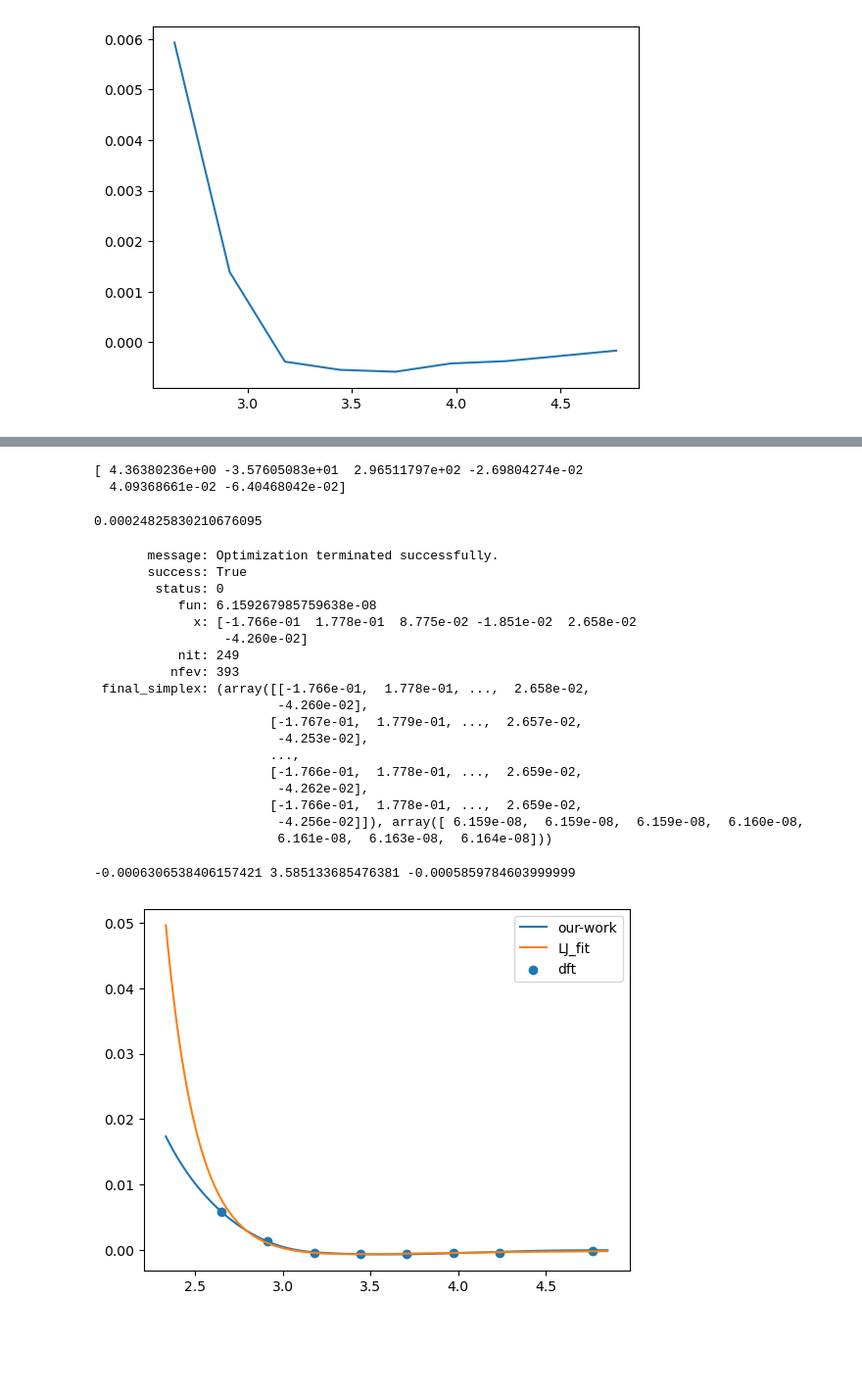
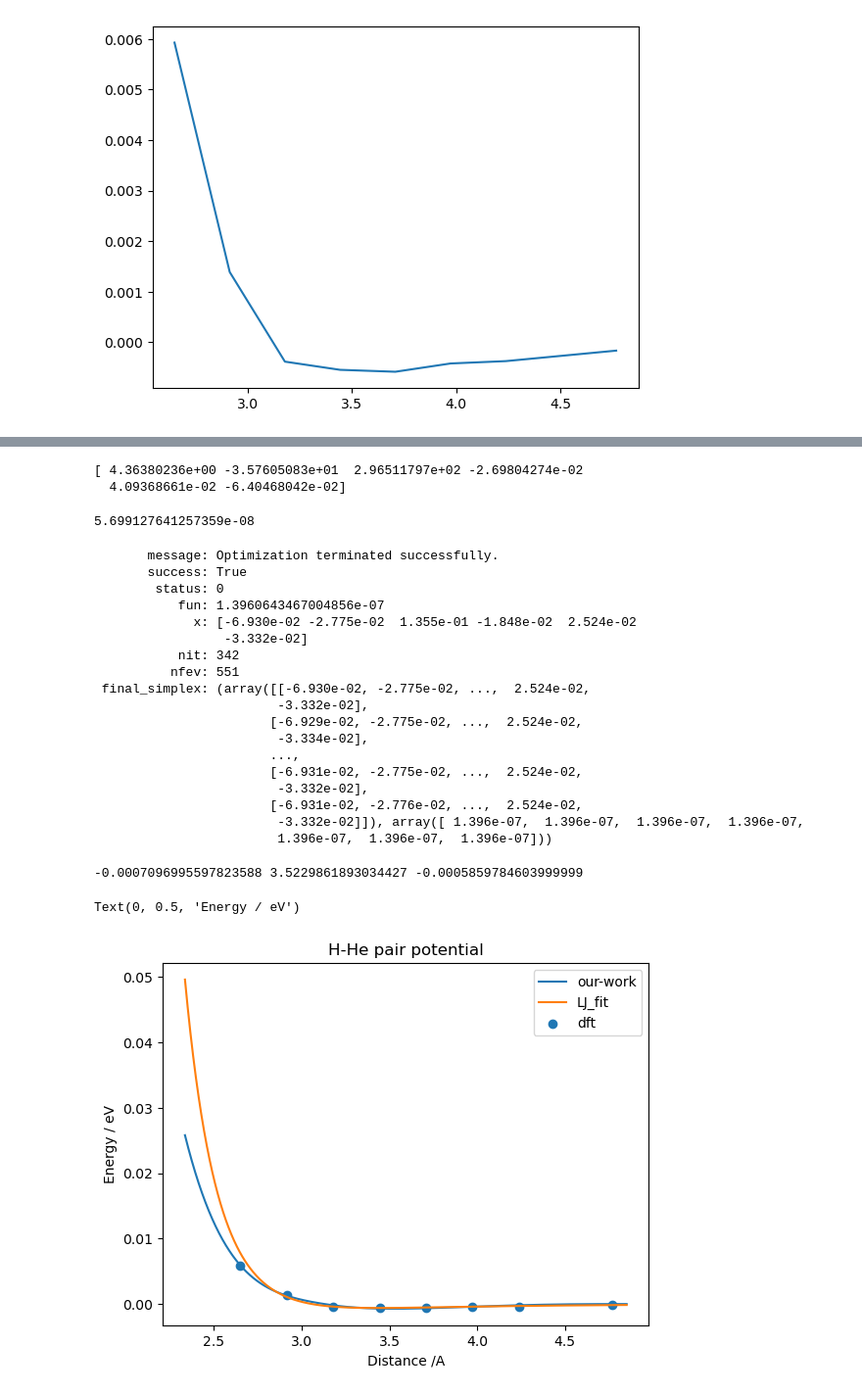
Before and after one commit to Samanyu-T/Lammps_MD, a Jupyter notebook: Jupyter_Notebooks/test_energies.ipynb, the cells around one changed output, grey strips where cells are left out. Shown at 98% size. Cells and saved outputs as stored; diff of their text form; code cells hidden in the pictures; blank space fills up the shorter version.

```diff
--- a/Jupyter_Notebooks/test_energies.ipynb
+++ b/Jupyter_Notebooks/test_energies.ipynb
@@ -89,7 +90,7 @@ e_K = np.array([68.8, 16.10, -4.48, -6.36, -6.8, -4.9, -4.36, -1.95])
 
 plt.plot(r, kb * e_K)
 
-pairwise_he_he = np.array([ [3.0 , 3812.0],
+pairwise_he_he = np.array([ #[3.0 , 3812.0],
                             [4.5, 60.0],
                             [5.0, -0.41],
                             [5.6, -11.01],
@@ -224,11 +234,11 @@ print(sample)
 
 sample = np.array([-0.34777945,  0.45992866, -0.52837101, -0.0268438,   0.04093725, -0.06855827])
 
-# sample = np.array([-2.46786904e-02, -2.93069418e+00,  1.66242914e+01, -1.06257599e-01,
-#   1.76171523e-01, -1.97547330e-01, -1.44369448e-02,  2.20691089e-02,
-#  -5.44973771e-02])
+sample = np.array([-3.520353545776756521e-01 ,7.628926222305153493e-01, -1.783559777554755854e+01, 7.829873546287671182e-01, 9.120187109764441580e-01, -2.139926203568060181e+00])
+
 loss = loss_he_he(sample, eam_fit, virial_coef_he_he, pairwise_he_he)
 
+
 print(loss)
 # %% [output]
 [ 2.57187026e-01 -1.18089096e+00  5.22815753e+00 -7.40444400e-04
@@ -416,15 +449,15 @@ print(sample)
 
 sample[:3] = 0
 
-# sample = np.array([-1.766e-01,  1.778e-01,  8.775e-02, -1.851e-02,  2.658e-02, -4.260e-02])
+sample = np.array([-1.707e-01,  1.378e-01,  2.587e-01, -1.851e-02,  2.674e-02, -4.378e-02])
 
 loss_h_he(sample, eam_fit, pairwise_h_he)
 # %% [output]
 [ 4.36380236e+00 -3.57605083e+01  2.96511797e+02 -2.69804274e-02
   4.09368661e-02 -6.40468042e-02]
-0.00024825830210676095
+5.699127641257359e-08
 # %%
-res = minimize(loss_h_he, sample, args=(eam_fit, pairwise_h_he), method='Nelder-Mead')
+res = minimize(loss_h_he, sample + 1e-1*np.random.random(sample.shape), args=(eam_fit, pairwise_h_he), method='Nelder-Mead')
 
 print(res)
 
@@ -433,40 +466,46 @@ eam_fit.sample_to_file(res.x)
        message: Optimization terminated successfully.
        success: True
         status: 0
-           fun: 6.159267985759638e-08
-             x: [-1.766e-01  1.778e-01  8.775e-02 -1.851e-02  2.658e-02
-                 -4.260e-02]
-           nit: 249
-          nfev: 393
- final_simplex: (array([[-1.766e-01,  1.778e-01, ...,  2.658e-02,
-                        -4.260e-02],
-                       [-1.767e-01,  1.779e-01, ...,  2.657e-02,
-                        -4.253e-02],
+           fun: 1.3960643467004856e-07
+             x: [-6.930e-02 -2.775e-02  1.355e-01 -1.848e-02  2.524e-02
+                 -3.332e-02]
+           nit: 342
+          nfev: 551
+ final_simplex: (array([[-6.930e-02, -2.775e-02, ...,  2.524e-02,
+                        -3.332e-02],
+                       [-6.929e-02, -2.775e-02, ...,  2.524e-02,
+                        -3.334e-02],
                        ...,
-                       [-1.766e-01,  1.778e-01, ...,  2.659e-02,
-                        -4.262e-02],
-                       [-1.766e-01,  1.778e-01, ...,  2.659e-02,
-                        -4.256e-02]]), array([ 6.159e-08,  6.159e-08,  6.159e-08,  6.160e-08,
-                        6.161e-08,  6.163e-08,  6.164e-08]))
+                       [-6.931e-02, -2.775e-02, ...,  2.524e-02,
+                        -3.332e-02],
+                       [-6.931e-02, -2.776e-02, ...,  2.524e-02,
+                        -3.332e-02]]), array([ 1.396e-07,  1.396e-07,  1.396e-07,  1.396e-07,
+                        1.396e-07,  1.396e-07,  1.396e-07]))
 # %%
 r = np.linspace(0, eam_fit.pot_params['rc'], eam_fit.pot_params['Nr'])[1:]
 
 dr = eam_fit.pot_params['rc']/eam_fit.pot_params['Nr']
 
 phi = eam_fit.pot_lammps['H-He'][1:] / r
 
 plt.plot(r[600:], phi[600:], label='our-work')
 
 plt.plot(r[600:], LJ(lj_res.x, r[600:]), label='LJ_fit')
 
 plt.scatter(pairwise_h_he[:,0], pairwise_h_he[:,1], label='dft')
 
 plt.legend()
 
 print(phi.min(), r[phi.argmin()], pairwise_h_he[:,1].min())
+
+plt.title('H-He pair potential')
+
+plt.xlabel('Distance /A')
+plt.ylabel('Energy / eV')
 # %% [output]
--0.0006306538406157421 3.585133685476381 -0.0005859784603999999
+-0.0007096995597823588 3.5229861893034427 -0.0005859784603999999
+Text(0, 0.5, 'Energy / eV')
-[figure, old version]
+[figure, new version]
 # %%
 plt.loglog(r[200:], phi[200:])
 plt.loglog(r[200:], LJ(lj_res.x, r[200:]))
```
Also changed, not shown: parts of 18 cells of this notebook, 2 other files.
